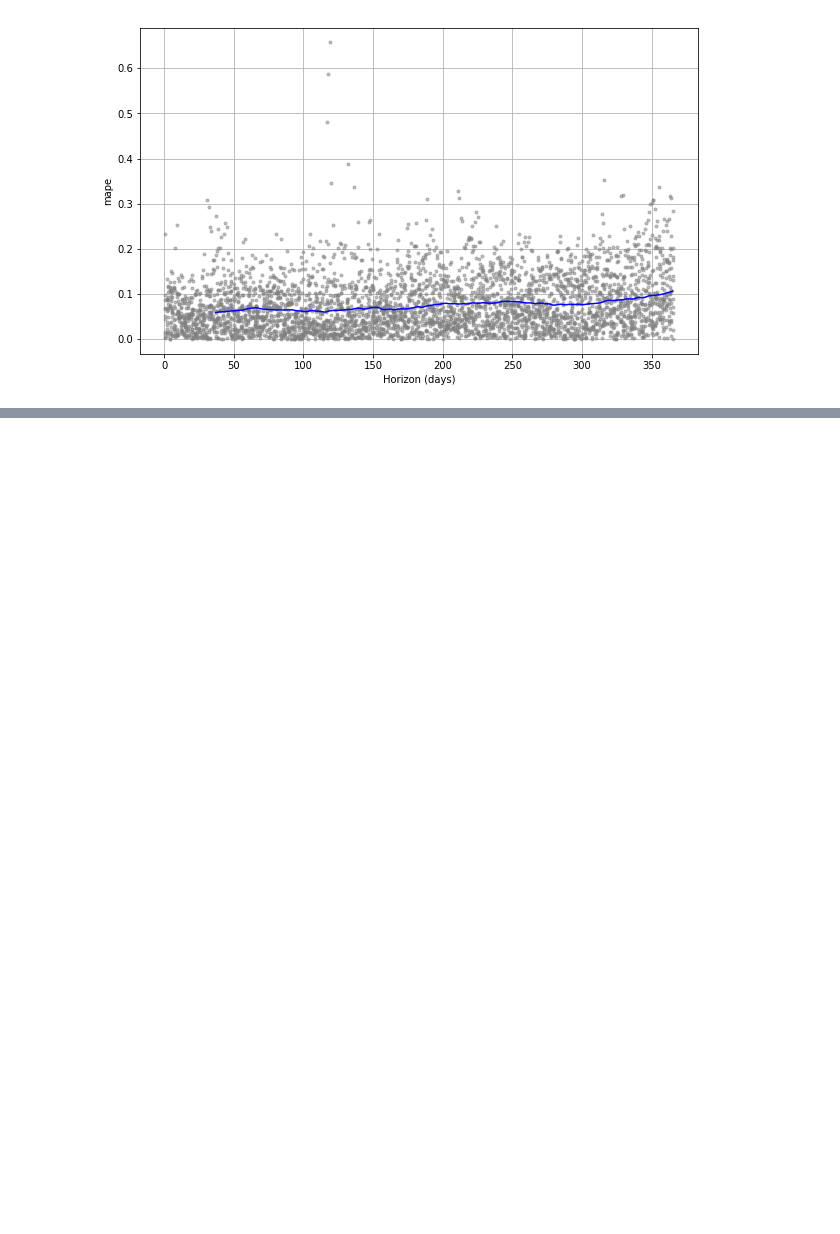
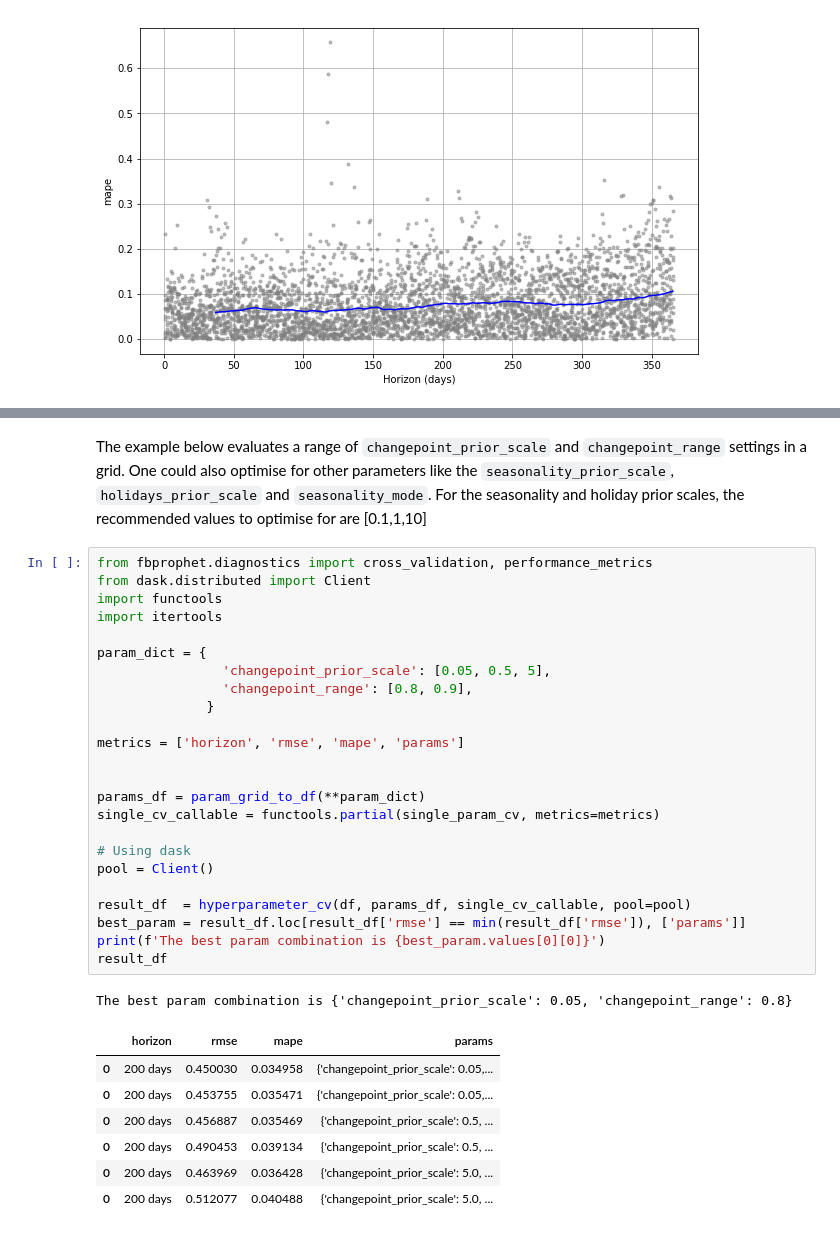
Before and after one commit to facebook/prophet, a Jupyter notebook: notebooks/diagnostics.ipynb, the cells around one changed output, grey strips where cells are left out. Saved outputs shown, nothing was run; the diff lists cells and outputs as text; blank space fills up the shorter version.

Commit message:
Add example of dask distributed parameter tuning to notebook diagnostics

```diff
--- a/notebooks/diagnostics.ipynb
+++ b/notebooks/diagnostics.ipynb
@@ -147,0 +183,38 @@ The `initial` period should be long enough to capture all of the components of t
+# %% [markdown]
+The example below evaluates a range of `changepoint_prior_scale` and `changepoint_range` settings in a grid.
+One could also optimise for other parameters like the `seasonality_prior_scale`, `holidays_prior_scale`
+and `seasonality_mode`. For the seasonality and holiday prior scales, the recommended values
+to optimise for are [0.1,1,10]
+# %%
+from fbprophet.diagnostics import cross_validation, performance_metrics
+from dask.distributed import Client
+import functools
+import itertools
+
+param_dict = {
+                'changepoint_prior_scale': [0.05, 0.5, 5],
+                'changepoint_range': [0.8, 0.9],
+              }
+
+metrics = ['horizon', 'rmse', 'mape', 'params']
+
+
+params_df = param_grid_to_df(**param_dict)
+single_cv_callable = functools.partial(single_param_cv, metrics=metrics)
+
+# Using dask
+pool = Client()
+
+result_df  = hyperparameter_cv(df, params_df, single_cv_callable, pool=pool)
+best_param = result_df.loc[result_df['rmse'] == min(result_df['rmse']), ['params']]
+print(f'The best param combination is {best_param.values[0][0]}')
+result_df
+# %% [output]
+The best param combination is {'changepoint_prior_scale': 0.05, 'changepoint_range': 0.8}
+|  | horizon | rmse | mape | params |
+| 0 | 200 days | 0.450030 | 0.034958 | {'changepoint_prior_scale': 0.05,... |
+| 0 | 200 days | 0.453755 | 0.035471 | {'changepoint_prior_scale': 0.05,... |
+| 0 | 200 days | 0.456887 | 0.035469 | {'changepoint_prior_scale': 0.5, ... |
+| 0 | 200 days | 0.490453 | 0.039134 | {'changepoint_prior_scale': 0.5, ... |
+| 0 | 200 days | 0.463969 | 0.036428 | {'changepoint_prior_scale': 5.0, ... |
+| 0 | 200 days | 0.512077 | 0.040488 | {'changepoint_prior_scale': 5.0, ... |
```
Also changed, not shown: parts of 3 cells of this notebook.
